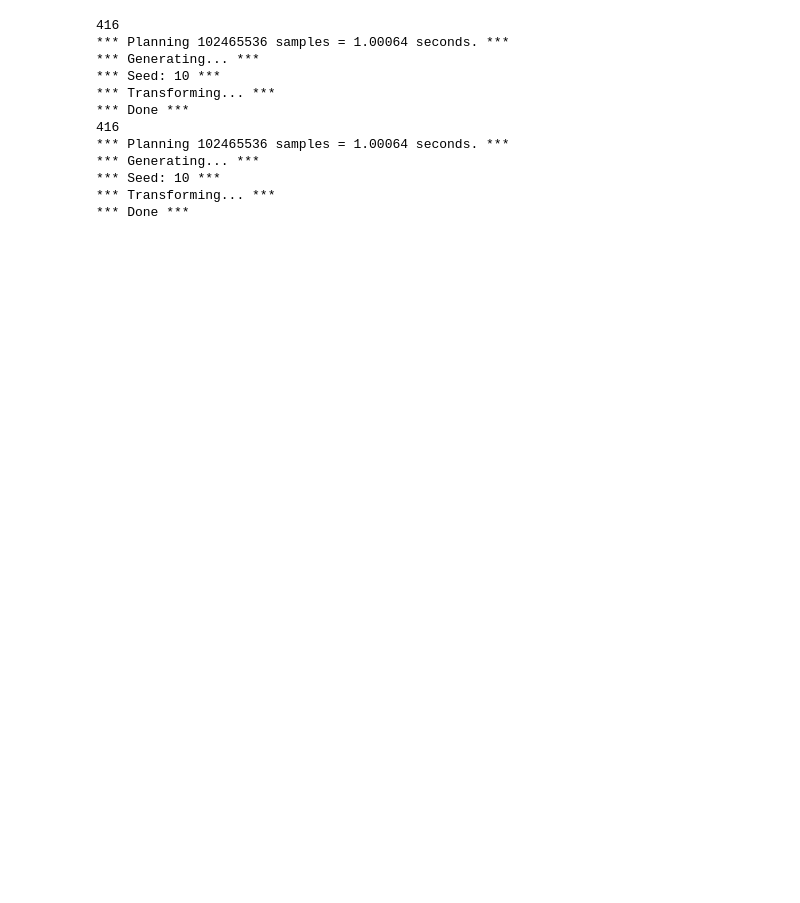
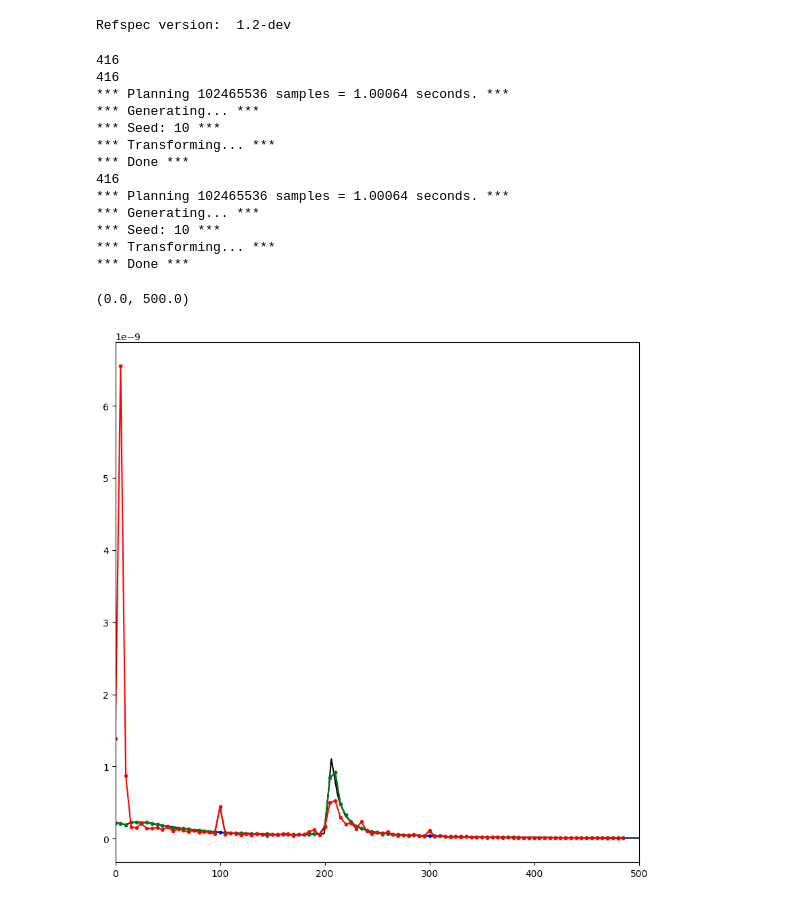
Before and after one commit to lusee-night/notebooks, a Jupyter notebook: low_frequency/zoom5_result.ipynb, the cells around one changed output. Cells and saved outputs as stored; diff of their text form; code cells hidden in the pictures; blank space fills up the shorter version.

```diff
--- a/low_frequency/zoom5_result.ipynb
+++ b/low_frequency/zoom5_result.ipynb
@@ -1,6 +1,8 @@
 # %%
 %load_ext autoreload
 %autoreload 2
+import os
+os.environ["LD_LIBRARY_PATH"]="/user/refspec"+os.environ["LD_LIBRARY_PATH"]
 import lusee
 import numpy as np
 
@@ -13,6 +15,9 @@ from scipy.interpolate import interp1d
 from scipy.integrate import simpson
 import refspec
 import os
+print ('Refspec version: ', refspec.__version__)
+# %% [output]
+Refspec version:  1.2-dev
 # %%
 beam = lusee.Beam(os.environ['LUSEE_DRIVE_DIR']+"Simulations/BeamModels/LanderRegolithComparison/eight_layer_regolith/hfss_lbl_3m_75deg.2port.fits")
 f=np.logspace(-2,np.log10(50.),1000)
@@ -86,9 +108,13 @@ def measure  (f, P_input, Nsec=1.0, PF_amplitude=0.0006,  tone=None, bit_level=1
 # %%
-PF_amplitude = 0 #2e-5
-fk,Pk,Pkr = measure(f, np.ones_like(P_total_adc), Nsec=1.0, PF_amplitude=0)
-cal = np.array(list(Pk[0:5])+[Pk[5+i::5].mean() for i in range(5)]*(len(Pk)//5-1))
-fk,Pk,Pkr = measure(f, P_total_adc, Nsec=1.0, PF_amplitude=PF_amplitude)
+PF_amplitude = 2e-5
+Nsec = 1.0
+#fk,Pk_cal,fkr,Pkr_cal = measure(f, np.ones_like(P_total_adc), Nsec=Nsec, PF_amplitude=0)
+#cal = np.array(list(Pk_cal[0:5])+[Pk_cal[5+i::5].mean() for i in range(5)]*(len(Pk_cal)//5-1))
+fk,Pk_PF,fkr,Pkr_PF = measure(f, None, Nsec=Nsec, PF_amplitude=PF_amplitude)#, fname='F.bin')
+fk,Pk_PS,fkr,Pkr_PS = measure(f, P_total_adc, Nsec=Nsec, PF_amplitude=0.0)#,fname='Pk.bin')
+fk,Pk,fkr,Pkr = measure(f, P_total_adc, Nsec=Nsec, PF_amplitude=PF_amplitude)#,fname='both.bin')
 # %% [output]
+416
 416
 *** Planning 102465536 samples = 1.00064 seconds. ***
 *** Generating... ***
@@ -101,5 +127,16 @@ fk,Pk,Pkr = measure(f, P_total_adc, Nsec=1.0, PF_amplitude=PF_amplitude)
 *** Seed: 10 ***
 *** Transforming... ***
 *** Done ***
+# %%
+plt.figure(figsize=(10,10))
+plt.plot(f*1e3,P_total_adc*1e8,'k-',markersize=3)
+plt.plot(fk[:-2]/1e3,Pk_PS[2:]/cal[2:],'bo-',markersize=3)
+plt.plot(fk[:-2]/1e3,(Pk_PF[2:]+Pk_PS[2:])/cal[2:],'go-',markersize=3)
+plt.plot(fk[:-2]/1e3,Pk[2:]/cal[2:],'ro-',markersize=3)
+plt.xlim(0,500)
+#plt.ylim(0,2e-9)
+# %% [output]
+(0.0, 500.0)
+[figure, added]
 # %%
 plt.figure(figsize=(10,10))
```
Also changed, not shown: parts of 2 cells of this notebook.
